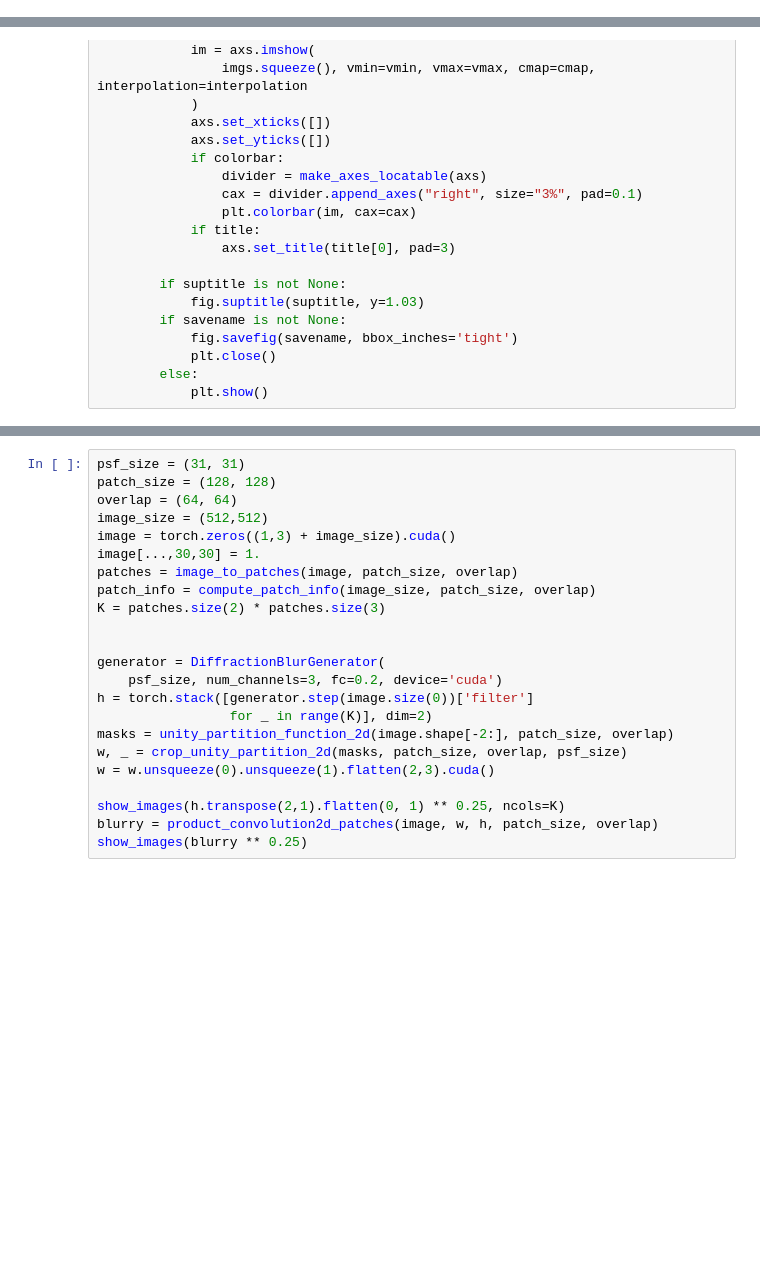
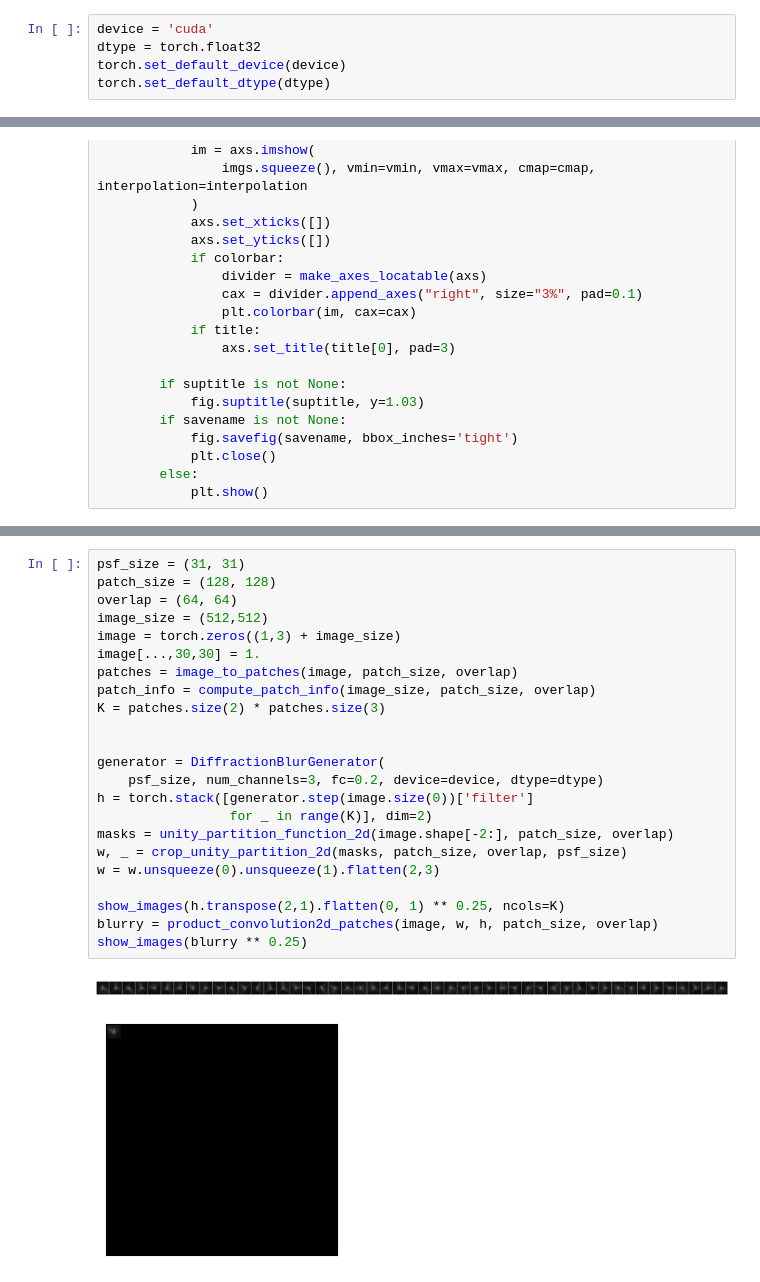
Before and after one commit to samuro95/BregmanOptim, a Jupyter notebook: deepinv/physics/functional/test_product_convolution.ipynb, the cells around one changed output, grey strips where cells are left out. Cells and saved outputs as stored; diff of their text form; blank space fills up the shorter version.

```diff
--- a/deepinv/physics/functional/test_product_convolution.ipynb
+++ b/deepinv/physics/functional/test_product_convolution.ipynb
@@ -21,3 +9,8 @@ print(compute_patch_info(image.shape[-2:], patch_size, overlap))
+# %%
+device = 'cuda'
+dtype = torch.float32
+torch.set_default_device(device)
+torch.set_default_dtype(dtype)
 # %%
 from mpl_toolkits.axes_grid1 import make_axes_locatable
 from matplotlib import gridspec
@@ -161,26 +156,29 @@ show_images(image)
 # %%
 psf_size = (31, 31)
 patch_size = (128, 128)
 overlap = (64, 64)
 image_size = (512,512)
-image = torch.zeros((1,3) + image_size).cuda()
+image = torch.zeros((1,3) + image_size)
 image[...,30,30] = 1.
 patches = image_to_patches(image, patch_size, overlap)
 patch_info = compute_patch_info(image_size, patch_size, overlap)
 K = patches.size(2) * patches.size(3)
 
 
 generator = DiffractionBlurGenerator(
-    psf_size, num_channels=3, fc=0.2, device='cuda')
+    psf_size, num_channels=3, fc=0.2, device=device, dtype=dtype)
 h = torch.stack([generator.step(image.size(0))['filter']
                  for _ in range(K)], dim=2)
 masks = unity_partition_function_2d(image.shape[-2:], patch_size, overlap)
 w, _ = crop_unity_partition_2d(masks, patch_size, overlap, psf_size)
-w = w.unsqueeze(0).unsqueeze(1).flatten(2,3).cuda()
+w = w.unsqueeze(0).unsqueeze(1).flatten(2,3)
 
 show_images(h.transpose(2,1).flatten(0, 1) ** 0.25, ncols=K)
 blurry = product_convolution2d_patches(image, w, h, patch_size, overlap)
 show_images(blurry ** 0.25)
+# %% [output]
+[figure, added]
+[figure, added]
 # %%
 position = (45, 68)
 psf_size = (31, 31)
```
Also changed, not shown: parts of 9 cells of this notebook, 5 other files.
